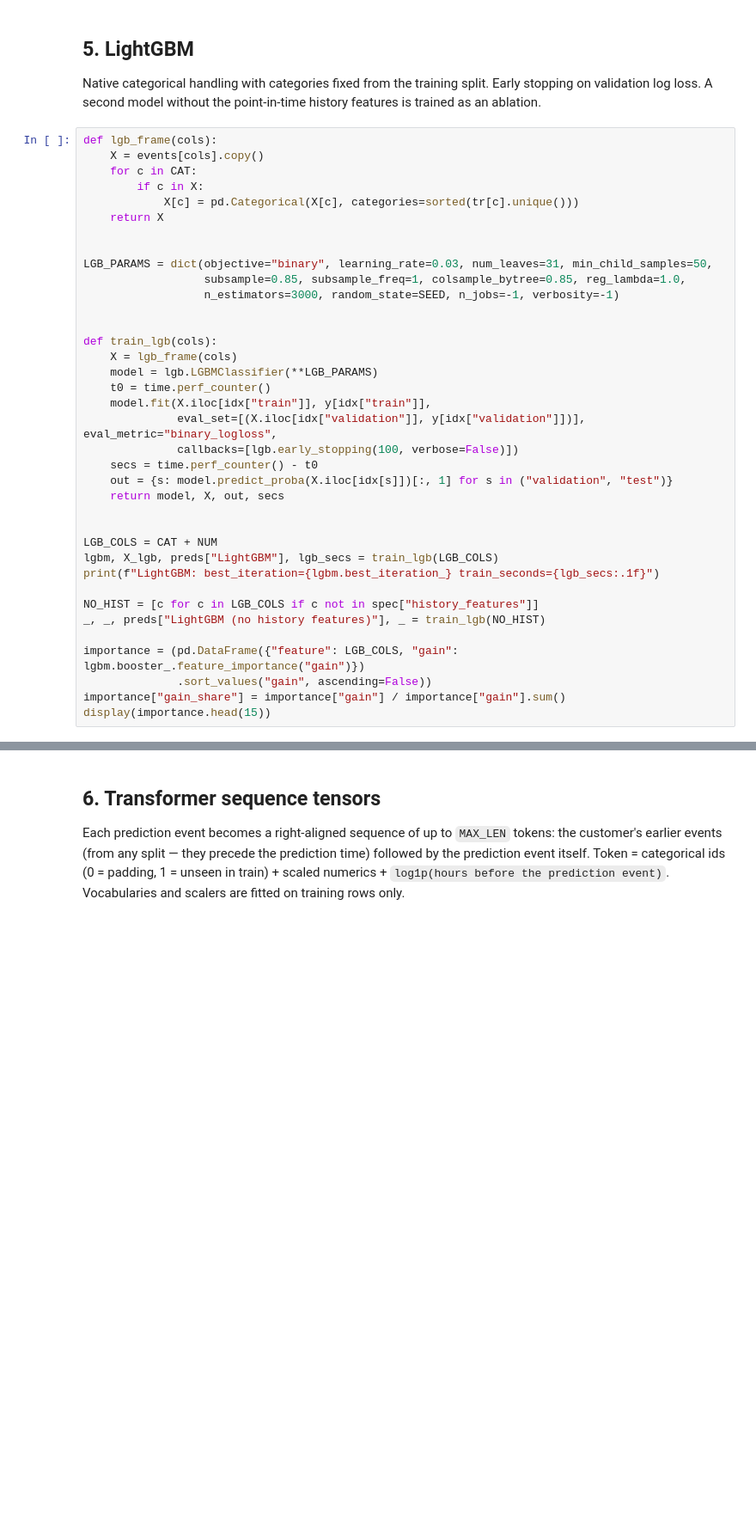
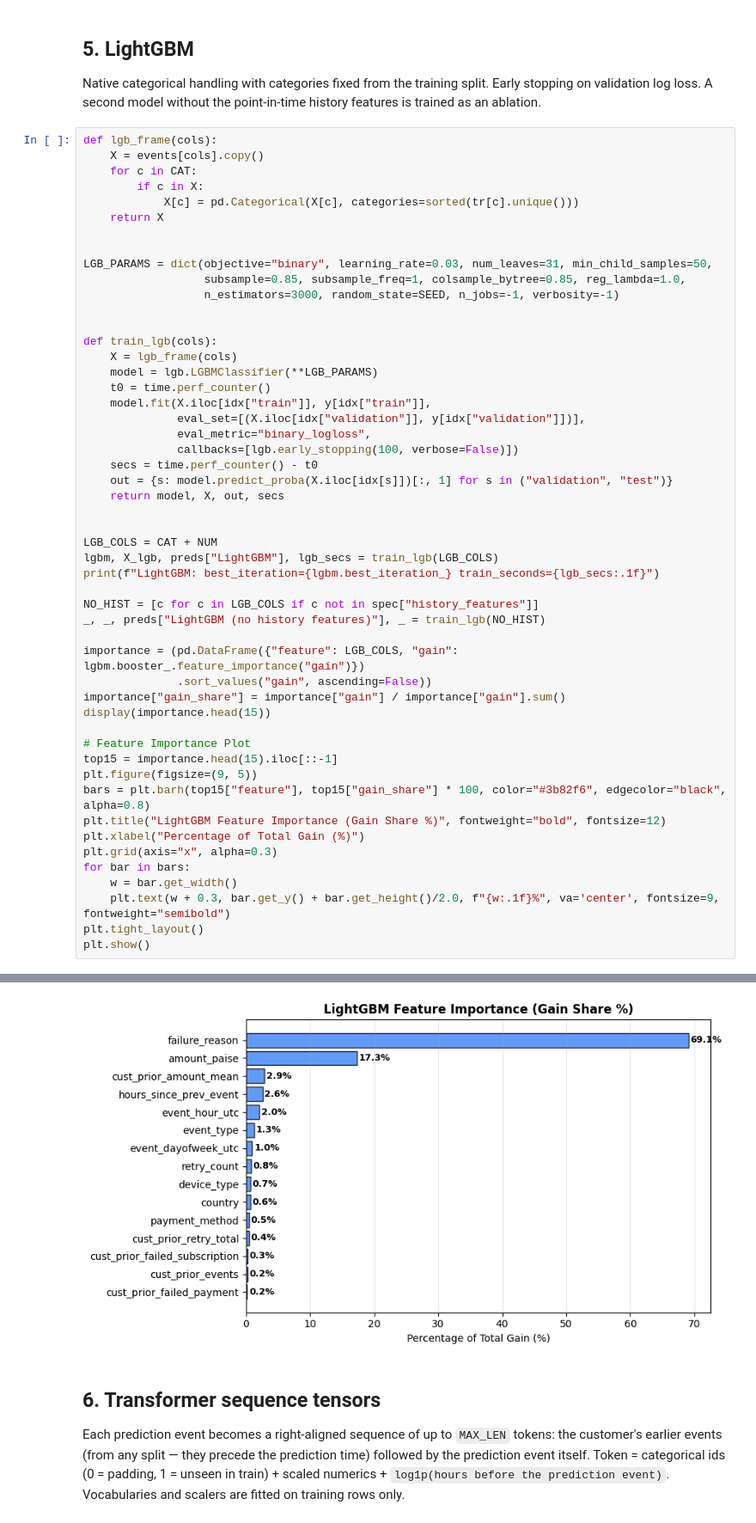
Before and after one commit to Mouryaveer/revenue-rescue-ai, a Jupyter notebook: Notebooks/RevenueRescue_AI_LightGBM_Transformer_Collab.ipynb, the cells around one changed output, grey strips where cells are left out. Shown at 86% size. Cells and saved outputs as stored; diff of their text form; blank space fills up the shorter version.

```diff
--- a/Notebooks/RevenueRescue_AI_LightGBM_Transformer_Collab.ipynb
+++ b/Notebooks/RevenueRescue_AI_LightGBM_Transformer_Collab.ipynb
@@ -173,7 +165,8 @@ def train_lgb(cols):
     model = lgb.LGBMClassifier(**LGB_PARAMS)
     t0 = time.perf_counter()
     model.fit(X.iloc[idx["train"]], y[idx["train"]],
-              eval_set=[(X.iloc[idx["validation"]], y[idx["validation"]])], eval_metric="binary_logloss",
+              eval_set=[(X.iloc[idx["validation"]], y[idx["validation"]])],
+              eval_metric="binary_logloss",
               callbacks=[lgb.early_stopping(100, verbose=False)])
     secs = time.perf_counter() - t0
     out = {s: model.predict_proba(X.iloc[idx[s]])[:, 1] for s in ("validation", "test")}
@@ -191,4 +184,17 @@ importance = (pd.DataFrame({"feature": LGB_COLS, "gain": lgbm.booster_.feature_i
               .sort_values("gain", ascending=False))
 importance["gain_share"] = importance["gain"] / importance["gain"].sum()
 display(importance.head(15))
+
+# Feature Importance Plot
+top15 = importance.head(15).iloc[::-1]
+plt.figure(figsize=(9, 5))
+bars = plt.barh(top15["feature"], top15["gain_share"] * 100, color="#3b82f6", edgecolor="black", alpha=0.8)
+plt.title("LightGBM Feature Importance (Gain Share %)", fontweight="bold", fontsize=12)
+plt.xlabel("Percentage of Total Gain (%)")
+plt.grid(axis="x", alpha=0.3)
+for bar in bars:
+    w = bar.get_width()
+    plt.text(w + 0.3, bar.get_y() + bar.get_height()/2.0, f"{w:.1f}%", va='center', fontsize=9, fontweight="semibold")
+plt.tight_layout()
+plt.show()
 # %% [output]
@@ -196,19 +202,20 @@ LightGBM: best_iteration=137 train_seconds=2.7
 |  | feature | gain | gain_share |
 | 1 | failure_reason | 81739.820971 | 0.690622 |
 | 5 | amount_paise | 20491.991804 | 0.173137 |
 | 10 | cust_prior_amount_mean | 3379.548653 | 0.028554 |
 | 16 | hours_since_prev_event | 3070.313528 | 0.025941 |
 | 7 | event_hour_utc | 2409.275254 | 0.020356 |
 | 0 | event_type | 1501.887064 | 0.012689 |
 | 8 | event_dayofweek_utc | 1150.092470 | 0.009717 |
 | 6 | retry_count | 908.411092 | 0.007675 |
 | 3 | device_type | 777.684631 | 0.006571 |
 | 4 | country | 759.565647 | 0.006418 |
 | 2 | payment_method | 557.366748 | 0.004709 |
 | 11 | cust_prior_retry_total | 517.790710 | 0.004375 |
 | 14 | cust_prior_failed_subscription | 307.907691 | 0.002602 |
 | 9 | cust_prior_events | 278.523810 | 0.002353 |
 | 13 | cust_prior_failed_payment | 207.744810 | 0.001755 |
+[figure, added]
 # %% [markdown]
 ## 6. Transformer sequence tensors
 
```
Also changed, not shown: parts of 8 cells of this notebook, 18 other files.
